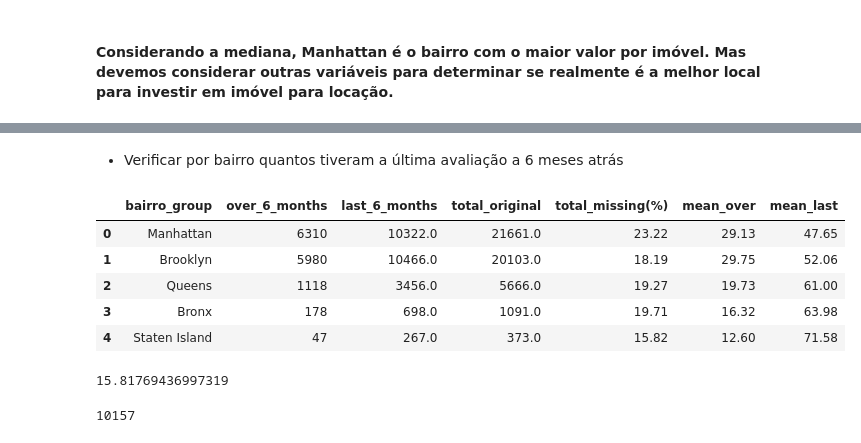
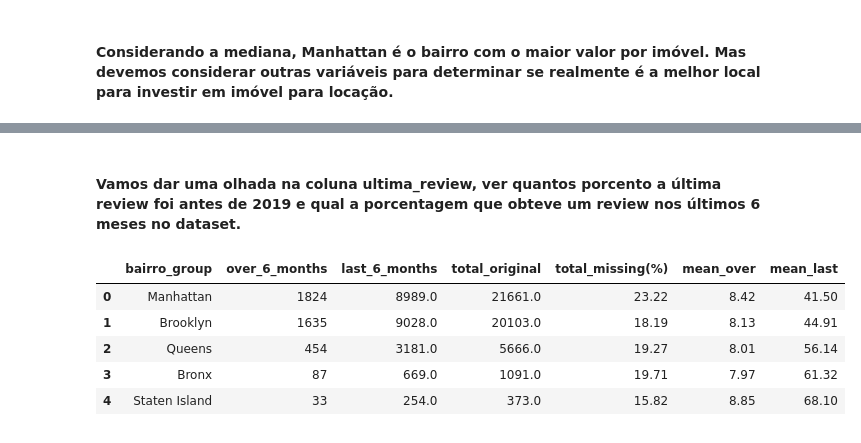
Before and after one commit to DenisePotenza/Indicium, a Jupyter notebook: LH_CD_DENISEPOTENZA.ipynb, the cells around one changed output, grey strips where cells are left out. Saved outputs shown, nothing was run; the diff lists cells and outputs as text; code cells hidden in the pictures.

```diff
--- a/LH_CD_DENISEPOTENZA.ipynb
+++ b/LH_CD_DENISEPOTENZA.ipynb
@@ -255,34 +215,25 @@ ny_rent.query('bairro_group == "Manhattan" and reviews_por_mes < 2')
-# %% [markdown]
-* Verificar por bairro quantos tiveram a última avaliação a 6 meses atrás
+# %% [markdown]
+#### Vamos dar uma olhada na coluna ultima_review, ver quantos porcento a última review foi antes de 2019 e qual a porcentagem que obteve um review nos últimos 6 meses no dataset.
 # %%
-#Average ultima_review over 6 months ago
-six_months = ny_rent.query('ultima_review < "2019-01-01"')['bairro_group'].value_counts().to_frame()\
+#Average ultima_review over 6 months ago and the last 6 months
+six_months = ny_rent.query('ultima_review < "2019-01-01" and disponibilidade_365 != 0')['bairro_group'].value_counts().to_frame()\
    .reset_index()
 six_months.rename(columns={'bairro_group': 'bairro_group', 'count': 'over_6_months'}, inplace=True)
 neighborhoods = ['Manhattan', 'Brooklyn', 'Queens', 'Bronx', 'Staten Island']
 for n in neighborhoods:
    six_months.loc[six_months['bairro_group'] == n, 'last_6_months'] = ny_rent[(ny_rent['ultima_review'] >= '2019-01-01') \
-                                                                              & (ny_rent['bairro_group'] == n)].shape[0]
+                                 & (ny_rent['bairro_group'] == n) & (ny_rent['disponibilidade_365'] != 0)].shape[0]
    six_months.loc[six_months['bairro_group'] == n, 'total_original'] = ny_rent[ny_rent['bairro_group'] == n].shape[0]
    six_months.loc[six_months['bairro_group'] == n, 'total_missing(%)'] = round((ny_rent[ny_rent['bairro_group'] == n]\
                      ['ultima_review'].isnull().sum() / ny_rent[ny_rent['bairro_group'] == n].shape[0] * 100), 2)
 
 six_months ['mean_over'] = round((six_months['over_6_months'] / six_months['total_original'] * 100), 2)
 six_months ['mean_last'] = round((six_months['last_6_months'] / six_months['total_original'] * 100), 2)
 six_months
 # %% [output]
 |  | bairro_group | over_6_months | last_6_months | total_original | total_missing(%) | mean_over | mean_last |
-| 0 | Manhattan | 6310 | 10322.0 | 21661.0 | 23.22 | 29.13 | 47.65 |
-| 1 | Brooklyn | 5980 | 10466.0 | 20103.0 | 18.19 | 29.75 | 52.06 |
-| 2 | Queens | 1118 | 3456.0 | 5666.0 | 19.27 | 19.73 | 61.00 |
-| 3 | Bronx | 178 | 698.0 | 1091.0 | 19.71 | 16.32 | 63.98 |
-| 4 | Staten Island | 47 | 267.0 | 373.0 | 15.82 | 12.60 | 71.58 |
+| 0 | Manhattan | 1824 | 8989.0 | 21661.0 | 23.22 | 8.42 | 41.50 |
+| 1 | Brooklyn | 1635 | 9028.0 | 20103.0 | 18.19 | 8.13 | 44.91 |
+| 2 | Queens | 454 | 3181.0 | 5666.0 | 19.27 | 8.01 | 56.14 |
+| 3 | Bronx | 87 | 669.0 | 1091.0 | 19.71 | 7.97 | 61.32 |
+| 4 | Staten Island | 33 | 254.0 | 373.0 | 15.82 | 8.85 | 68.10 |
-# %%
-ny_rent[ny_rent['bairro_group'] == 'Staten Island']['ultima_review'].isnull().sum() / \
-    ny_rent[ny_rent['bairro_group'] == "Staten Island"].shape[0] * 100
-# %% [output]
-15.81769436997319
-# %%
-ny_rent[(ny_rent['ultima_review'] > '2019-01-01') & (ny_rent['bairro_group'] == 'Manhattan')].shape[0]
-# %% [output]
-10157
```
Also changed, not shown: parts of 30 cells of this notebook.
